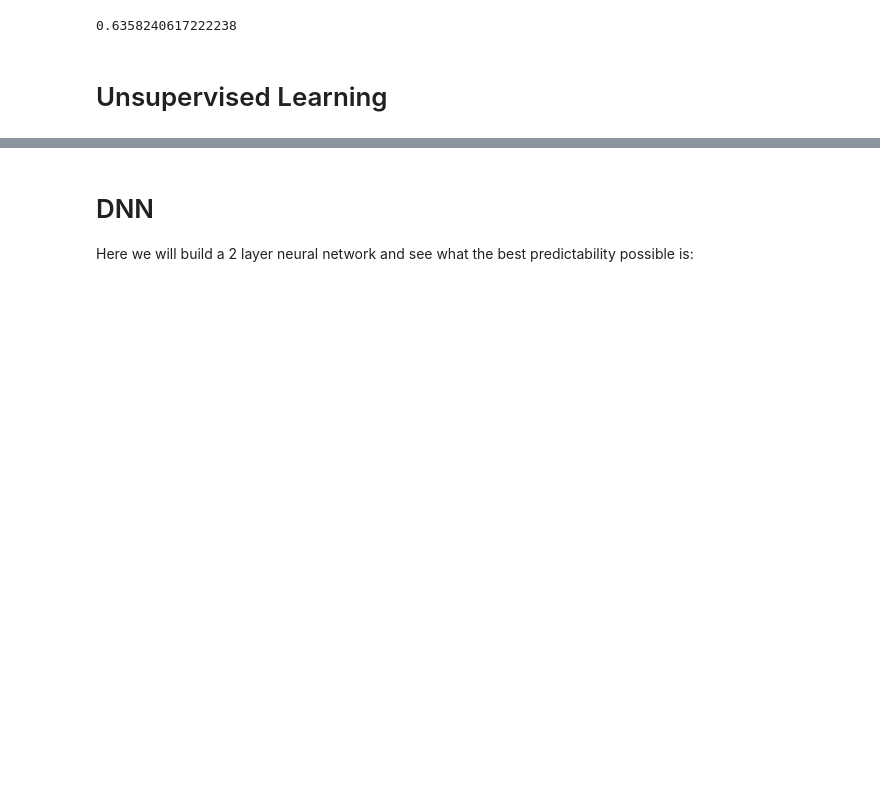
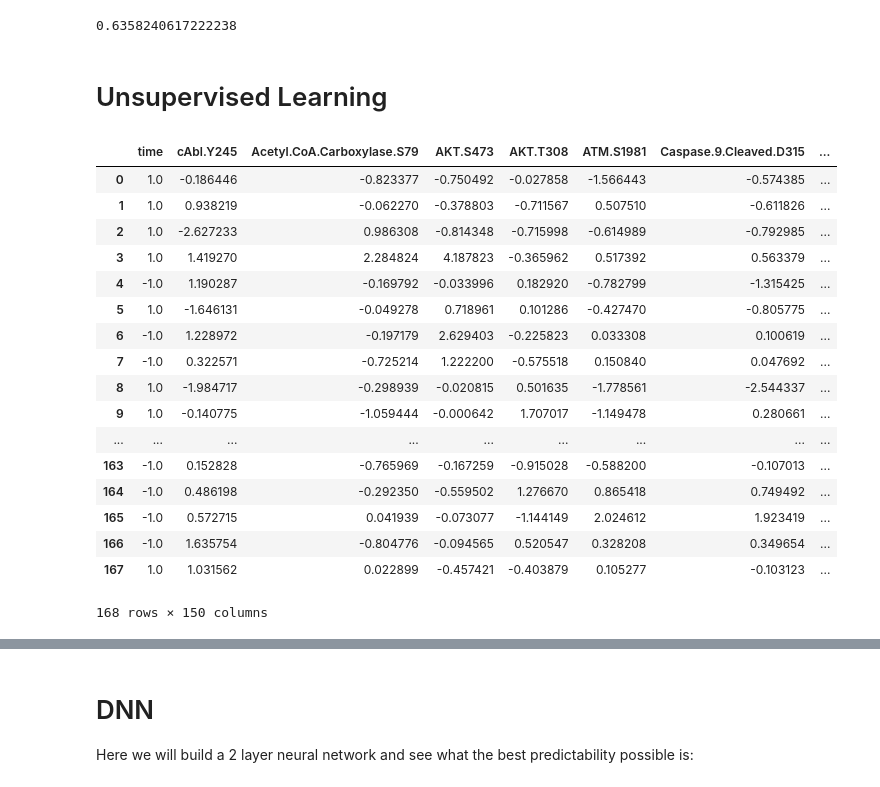
Before and after one commit to SamuelDGeorge/RPPA_Analysis, a Jupyter notebook: RPPA_Models_Richard.ipynb, the cells around one changed output, grey strips where cells are left out. Saved outputs shown, nothing was run; the diff lists cells and outputs as text; code cells hidden in the pictures; blank space fills up the shorter version.

```diff
--- a/RPPA_Models_Richard.ipynb
+++ b/RPPA_Models_Richard.ipynb
@@ -426,8 +429,29 @@ cumsum
 # Unsupervised Learning
 # %%
 
-clustering_data_train = pipeline_transform(raw_train_treatment.drop("cell.line", axis=1), scaler=True)
-clustering_data_test = pipeline_transform(raw_test_treatment.drop("cell.line", axis=1), scaler=True)
+clustering_data_train = pipeline_transform(X_train, scaler=True)
+clustering_data_test = pipeline_transform(X_test, scaler=True)
+clustering_data_train_labels = Y_train.reset_index().drop("index", axis=1)
+clustering_data_test_labels = Y_test.reset_index().drop("index", axis=1)
 
 clustering_data_train
+# %% [output]
+|  | time | cAbl.Y245 | Acetyl.CoA.Carboxylase.S79 | AKT.S473 | AKT.T308 | ATM.S1981 | Caspase.9.Cleaved.D315 | ... |
+| 0 | 1.0 | -0.186446 | -0.823377 | -0.750492 | -0.027858 | -1.566443 | -0.574385 | ... |
+| 1 | 1.0 | 0.938219 | -0.062270 | -0.378803 | -0.711567 | 0.507510 | -0.611826 | ... |
+| 2 | 1.0 | -2.627233 | 0.986308 | -0.814348 | -0.715998 | -0.614989 | -0.792985 | ... |
+| 3 | 1.0 | 1.419270 | 2.284824 | 4.187823 | -0.365962 | 0.517392 | 0.563379 | ... |
+| 4 | -1.0 | 1.190287 | -0.169792 | -0.033996 | 0.182920 | -0.782799 | -1.315425 | ... |
+| 5 | 1.0 | -1.646131 | -0.049278 | 0.718961 | 0.101286 | -0.427470 | -0.805775 | ... |
+| 6 | -1.0 | 1.228972 | -0.197179 | 2.629403 | -0.225823 | 0.033308 | 0.100619 | ... |
+| 7 | -1.0 | 0.322571 | -0.725214 | 1.222200 | -0.575518 | 0.150840 | 0.047692 | ... |
+| 8 | 1.0 | -1.984717 | -0.298939 | -0.020815 | 0.501635 | -1.778561 | -2.544337 | ... |
+| 9 | 1.0 | -0.140775 | -1.059444 | -0.000642 | 1.707017 | -1.149478 | 0.280661 | ... |
+| ... | ... | ... | ... | ... | ... | ... | ... | ... |
+| 163 | -1.0 | 0.152828 | -0.765969 | -0.167259 | -0.915028 | -0.588200 | -0.107013 | ... |
+| 164 | -1.0 | 0.486198 | -0.292350 | -0.559502 | 1.276670 | 0.865418 | 0.749492 | ... |
+| 165 | -1.0 | 0.572715 | 0.041939 | -0.073077 | -1.144149 | 2.024612 | 1.923419 | ... |
+| 166 | -1.0 | 1.635754 | -0.804776 | -0.094565 | 0.520547 | 0.328208 | 0.349654 | ... |
+| 167 | 1.0 | 1.031562 | 0.022899 | -0.457421 | -0.403879 | 0.105277 | -0.103123 | ... |
+168 rows × 150 columns
 # %%
```
Also changed, not shown: parts of 23 cells of this notebook.
